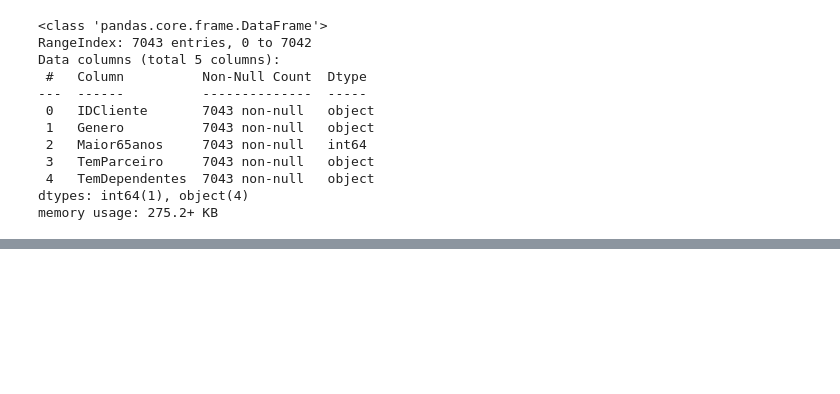
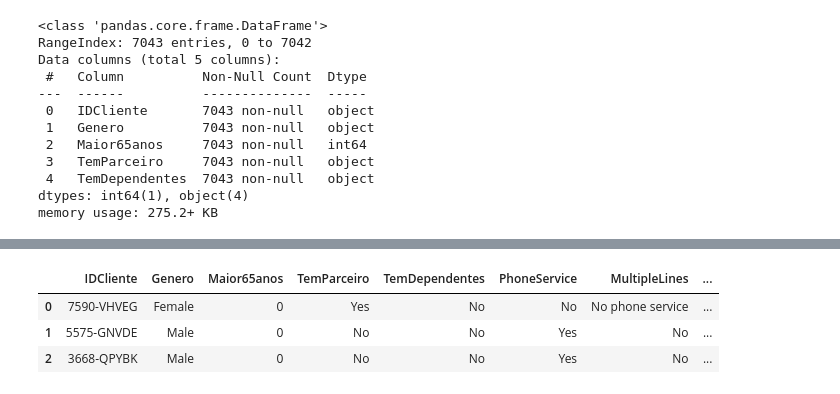
Before and after one commit to mgckaled/ignite-devia-introduction, a Jupyter notebook: ead_churn.ipynb, the cells around one changed output, grey strips where cells are left out. Cells and saved outputs as stored; diff of their text form; code cells hidden in the pictures; blank space fills up the shorter version.

Commit message:
feat: unify dataframes

```diff
--- a/ead_churn.ipynb
+++ b/ead_churn.ipynb
@@ -162,0 +172,4 @@ memory usage: 275.2+ KB
+# %%
+# renomear coluna com 'inplace'
+df_services.rename(columns={'customerID': 'IDCliente'}, inplace=True)
+df_services.head(0)
@@ -162,0 +184,4 @@ memory usage: 275.2+ KB
+# %%
+# unificar DataFrame de Customers com Services, usar IDCustomers como referencia
+df_temp_01 = df_customers.merge(df_services, on=['IDCliente'])
+df_temp_01.info()
@@ -162,0 +206,7 @@ memory usage: 275.2+ KB
+# %%
+df_temp_01.head(3)
+# %% [output]
+|  | IDCliente | Genero | Maior65anos | TemParceiro | TemDependentes | PhoneService | MultipleLines | ... |
+| 0 | 7590-VHVEG | Female | 0 | Yes | No | No | No phone service | ... |
+| 1 | 5575-GNVDE | Male | 0 | No | No | Yes | No | ... |
+| 2 | 3668-QPYBK | Male | 0 | No | No | Yes | No | ... |
```
Also changed, not shown: parts of 11 cells of this notebook.
